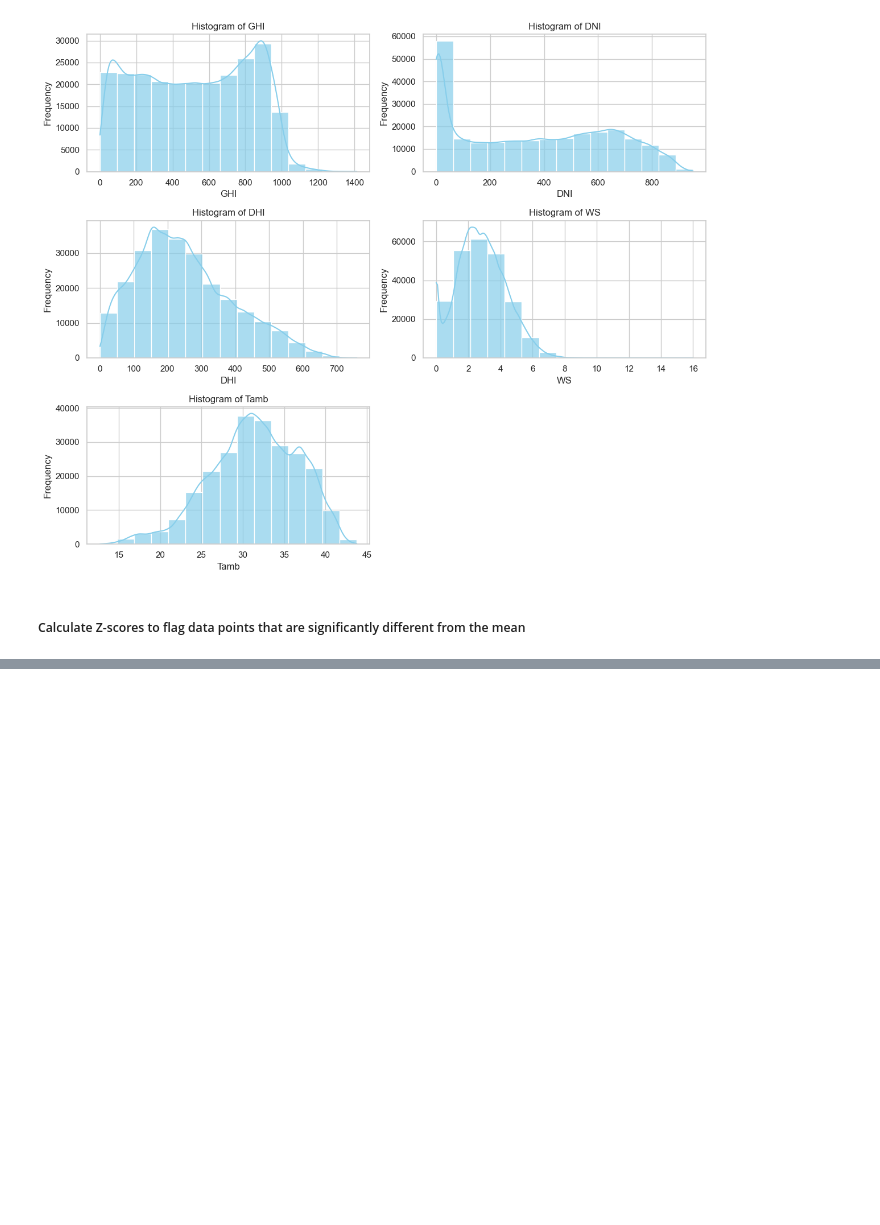
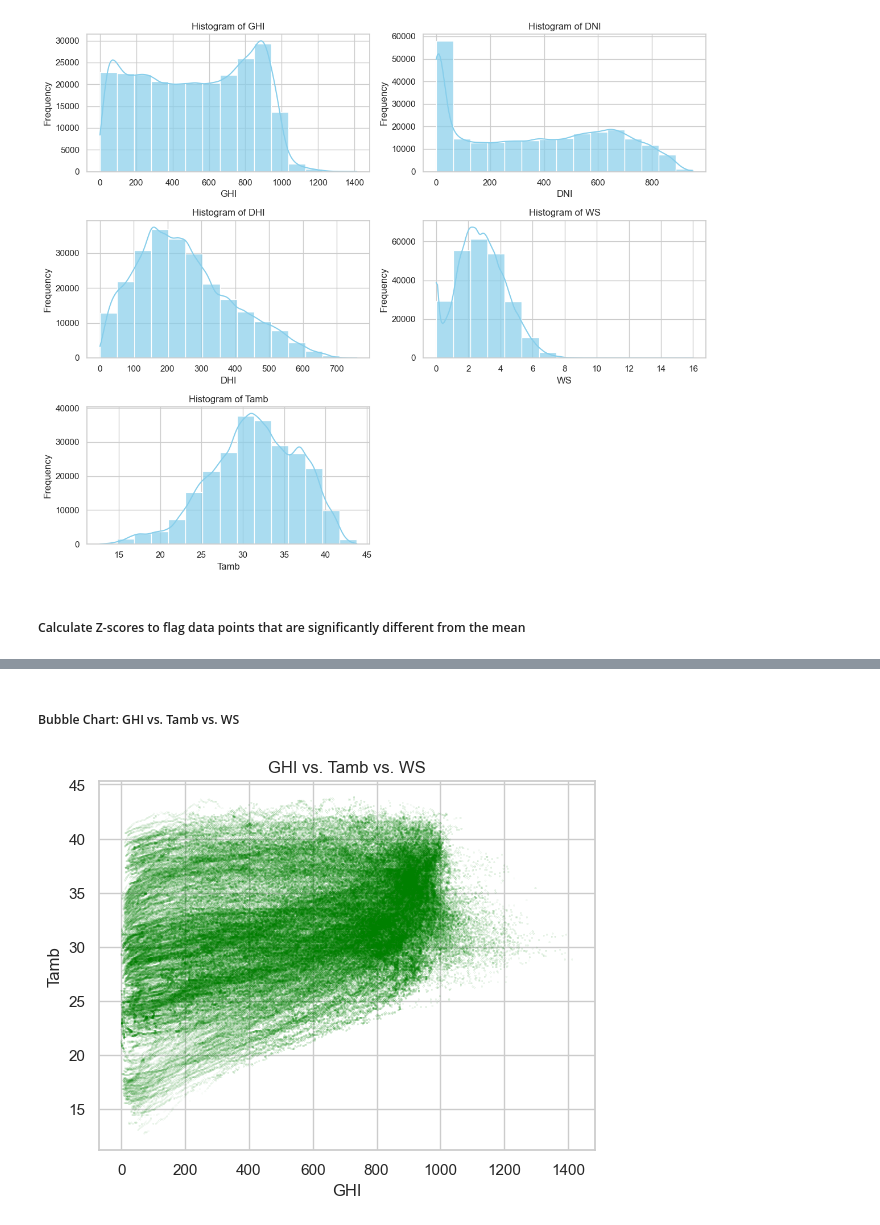
Before and after one commit to mebratuteshale/mebratu-week0, a Jupyter notebook: notebooks/benin_EDA.ipynb, the cells around one changed output, grey strips where cells are left out. Saved outputs shown, nothing was run; the diff lists cells and outputs as text; code cells hidden in the pictures; blank space fills up the shorter version.

```diff
--- a/notebooks/benin_EDA.ipynb
+++ b/notebooks/benin_EDA.ipynb
@@ -376,35 +376,3 @@ plt.show()
 [figure]
 # %% [markdown]
 ##### Calculate Z-scores to flag data points that are significantly different from the mean
-# %%
-# Calculate Z-scores for each column
-from scipy.stats import zscore
-
-z_scores = df_benin.apply(zscore)
-
-# Set a threshold for identifying outliers
-threshold = 3
-
-# Flag outliers
-outliers = (np.abs(z_scores) > threshold)
-df_benin['Outlier'] = outliers.any(axis=1)  # Mark rows with any outliers across all columns
-
-# Display the DataFrame with flagged outliers
-print("DataFrame with Outliers Flagged:")
-print(df_benin.head())
-
-# Separate the outliers for further analysis
-outlier_data = df[outliers.any(axis=1)]
-print("\nOutliers Detected:")
-print(outlier_data)
-
-# Visualize Z-scores for one column (e.g., GHI)
-plt.figure(figsize=(8, 6))
-plt.scatter(range(len(z_scores['GHI'])), z_scores['GHI'], alpha=0.7, label='Z-scores (GHI)', color='blue')
-plt.axhline(y=threshold, color='red', linestyle='--', label='Threshold (+3)')
-plt.axhline(y=-threshold, color='red', linestyle='--', label='Threshold (-3)')
-plt.title('Z-scores for GHI')
-plt.xlabel('Index')
-plt.ylabel('Z-score')
-plt.legend()
-plt.show()
@@ -410,0 +415,15 @@ plt.show()
+# %% [markdown]
+##### Bubble Chart: GHI vs. Tamb vs. WS
+# %%
+plt.scatter(x=df_benin['GHI'],
+            y=df_benin['Tamb'],
+            s=df_benin['WS']/1000,
+            c="green")
+# chart title, axis labels
+plt.title("GHI vs. Tamb vs. WS")
+plt.xlabel("GHI")
+plt.ylabel("Tamb")
+# Bubble labels
+x,y=df_benin["GHI"],df_benin['Tamb']
+# %% [output]
+[figure, added]
```
Also changed, not shown: parts of 3 cells of this notebook.
